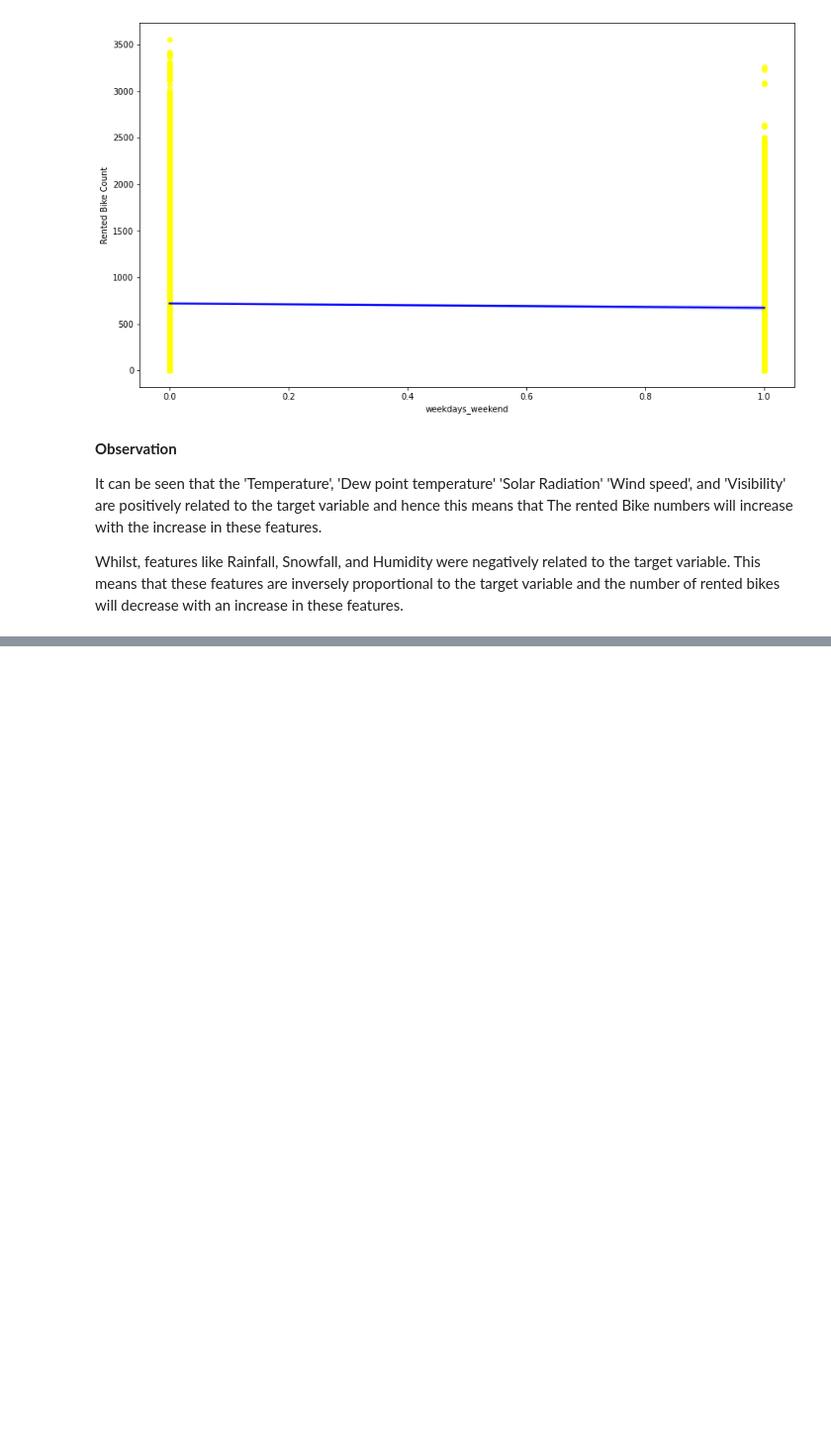
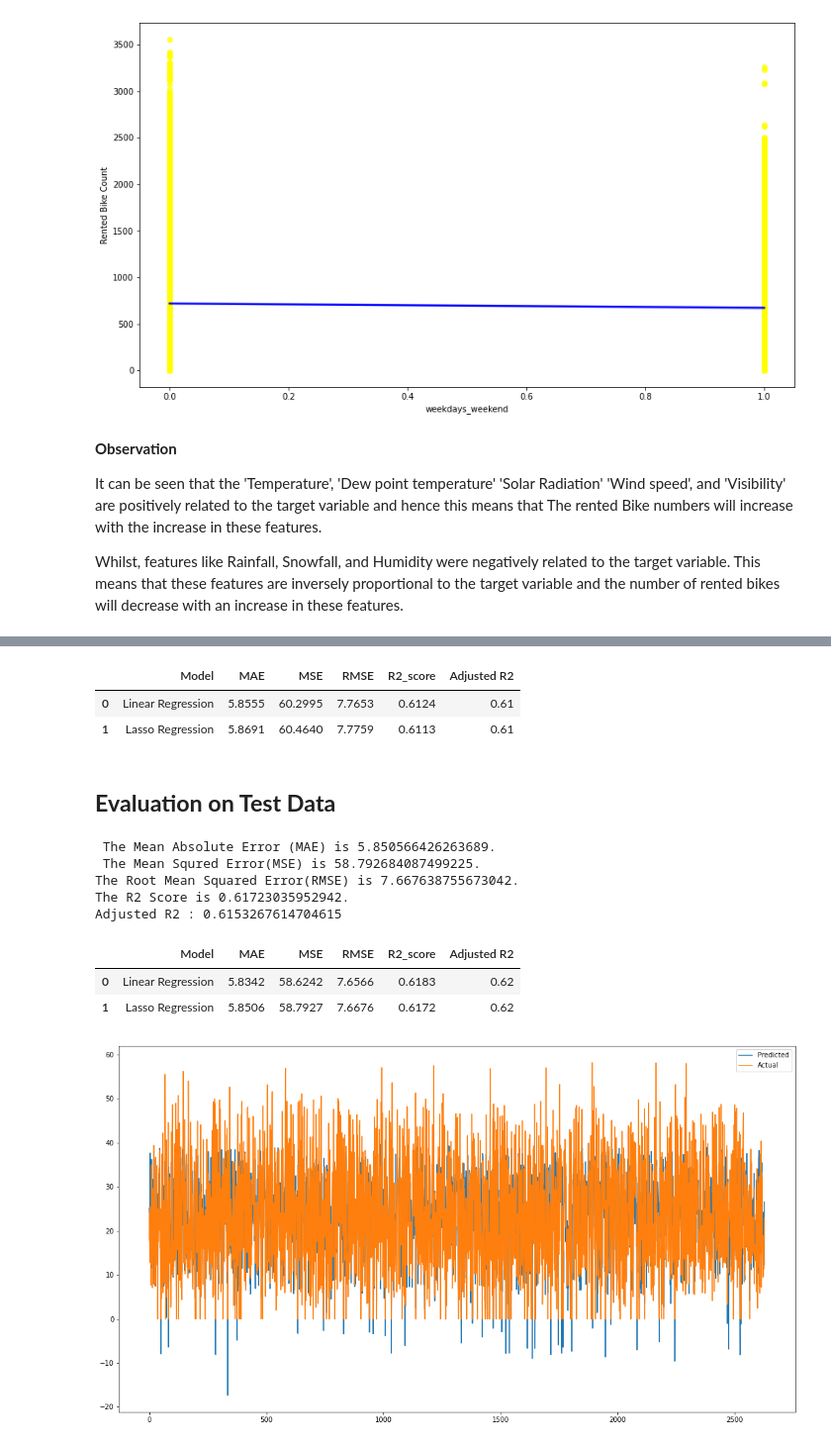
Before and after one commit to Amit-Singh-Rajput/Bike-Sharing-Demand-Prediction, a Jupyter notebook: Bike_Sharing_Demand_Prediction_Solution_Capstone_Project.ipynb, the cells around one changed output, grey strips where cells are left out. Shown at 99% size. Cells and saved outputs as stored; diff of their text form; code cells hidden in the pictures; blank space fills up the shorter version.

```diff
--- a/Bike_Sharing_Demand_Prediction_Solution_Capstone_Project.ipynb
+++ b/Bike_Sharing_Demand_Prediction_Solution_Capstone_Project.ipynb
@@ -694,0 +1040,3 @@ Whilst, features like Rainfall, Snowfall, and Humidity were negatively related t
+# %%
+# Creating an instance of Lasso Regression implementation
+lasso_reg=Lasso(alpha=0.01)
@@ -694,0 +1089,6 @@ Whilst, features like Rainfall, Snowfall, and Humidity were negatively related t
+# %%
+# y prediction on train data
+y_pred_train=lasso_reg.predict(X_train)
+
+# y prediction on test data
+y_pred_test=lasso_reg.predict(X_test)
@@ -694,0 +1132,36 @@ Whilst, features like Rainfall, Snowfall, and Humidity were negatively related t
+# %%
+# Appending train result to training result dataframe
+training_results_df=training_results_df.append(train_dict,ignore_index=True)
+training_results_df
+# %% [output]
+|  | Model | MAE | MSE | RMSE | R2_score | Adjusted R2 |
+| 0 | Linear Regression | 5.8555 | 60.2995 | 7.7653 | 0.6124 | 0.61 |
+| 1 | Lasso Regression | 5.8691 | 60.4640 | 7.7759 | 0.6113 | 0.61 |
+# %% [markdown]
+## **Evaluation on Test Data**
+# %%
+#Calculating Mean Absolute Error.
+MAE= mean_absolute_error(y_test,y_pred_test)
+print(f" The Mean Absolute Error (MAE) is {MAE}.")
+
+#Calculating Mean Squared Error
+MSE=mean_squared_error(y_test,y_pred_test)
+print(f" The Mean Squred Error(MSE) is {MSE}.")
+
+#Calculating Root Mean Squared Error
+RMSE=np.sqrt(MSE)
+print(f"The Root Mean Squared Error(RMSE) is {RMSE}.")
+
+#Calculating R2 Score
+R2=r2_score(y_test,y_pred_test)
+print(f"The R2 Score is {R2}.")
+
+#Adjusted R2
+Adjusted_R2_lasso = (1-(1-r2_score(y_test, y_pred_test))*((X_test.shape[0]-1)/(X_test.shape[0]-X_test.shape[1]-1)) )
+print("Adjusted R2 :",1-(1-r2_score(y_test, y_pred_test))*((X_test.shape[0]-1)/(X_test.shape[0]-X_test.shape[1]-1)) )
+# %% [output]
+ The Mean Absolute Error (MAE) is 5.850566426263689.
+ The Mean Squred Error(MSE) is 58.792684087499225.
+The Root Mean Squared Error(RMSE) is 7.667638755673042.
+The R2 Score is 0.61723035952942.
+Adjusted R2 : 0.6153267614704615
@@ -694,0 +1177,16 @@ Whilst, features like Rainfall, Snowfall, and Humidity were negatively related t
+# %%
+# Appending test result to test result dataframe
+test_results_df=test_results_df.append(test_dict,ignore_index=True)
+test_results_df
+# %% [output]
+|  | Model | MAE | MSE | RMSE | R2_score | Adjusted R2 |
+| 0 | Linear Regression | 5.8342 | 58.6242 | 7.6566 | 0.6183 | 0.62 |
+| 1 | Lasso Regression | 5.8506 | 58.7927 | 7.6676 | 0.6172 | 0.62 |
+# %%
+plt.figure(figsize=(18,10))
+plt.plot(np.array(y_pred_test))
+plt.plot(np.array((y_test)))
+plt.legend(["Predicted","Actual"])
+plt.show()
+# %% [output]
+[figure, added]
```
Also changed, not shown: parts of 60 cells of this notebook.
